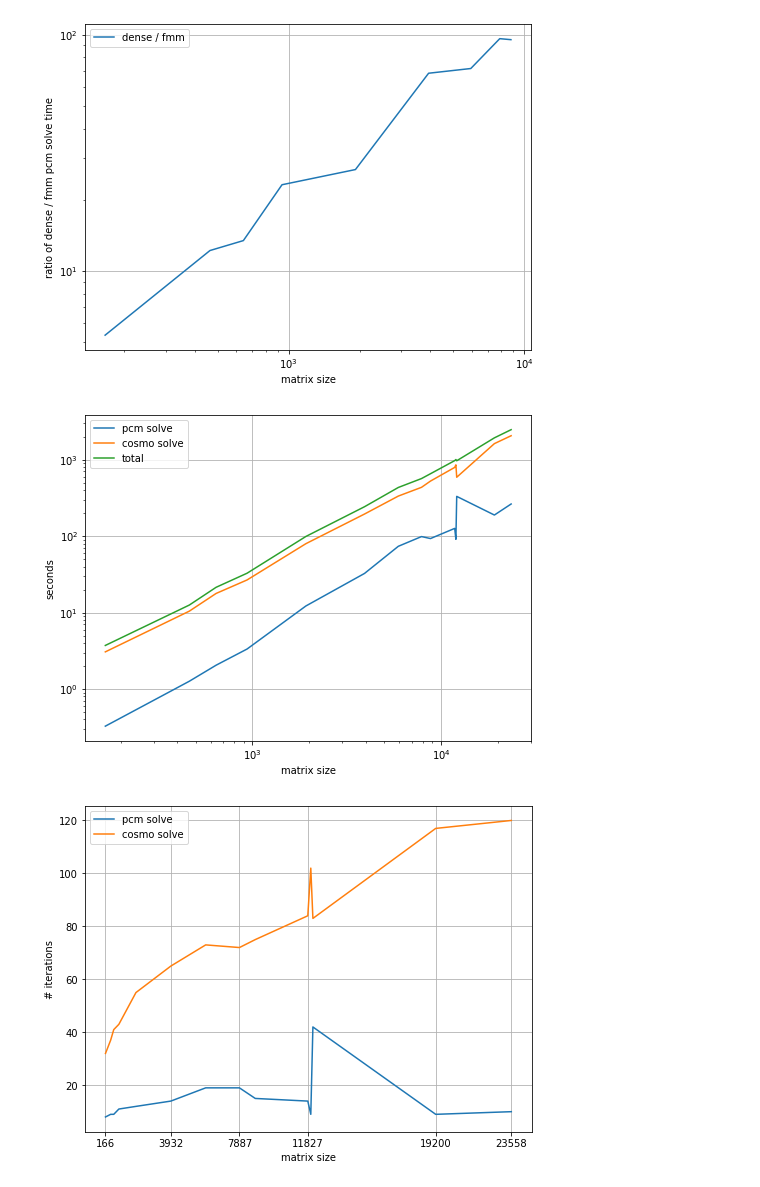
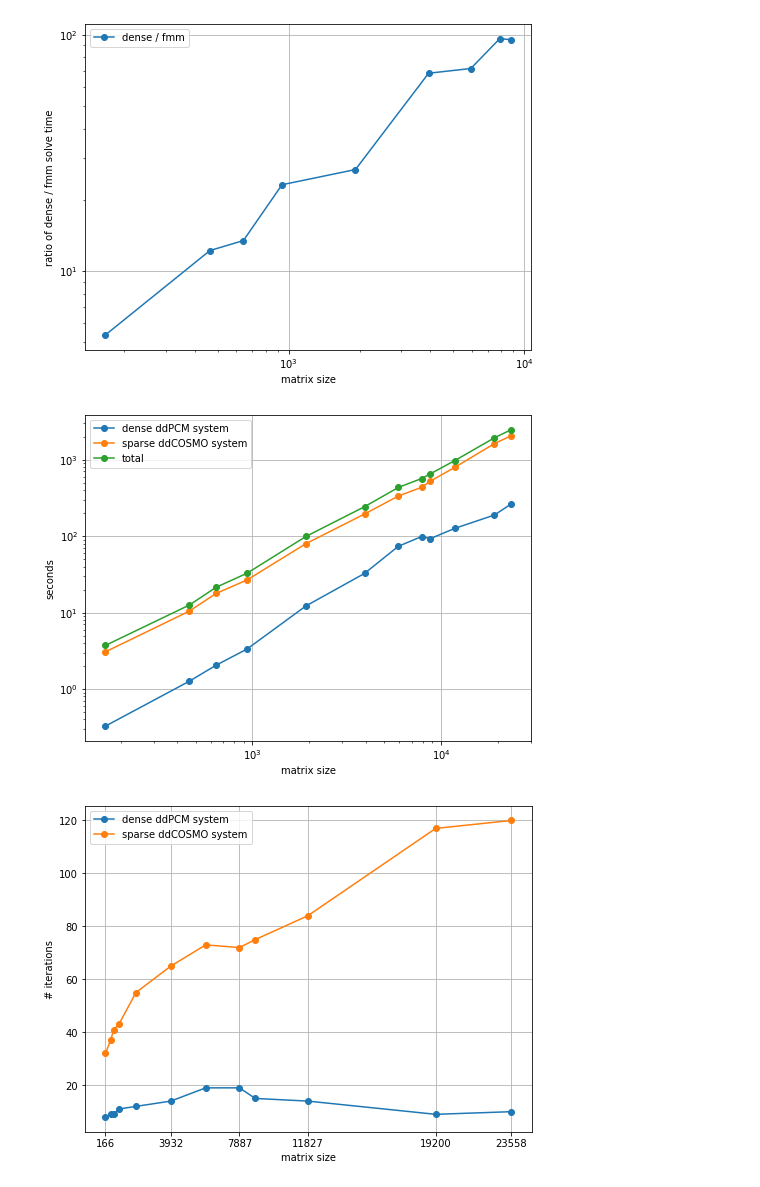
Before and after one commit to Muxas/ddPCM, a Jupyter notebook: input_amber/plot.ipynb, the cells around one changed output. Saved outputs shown, nothing was run; the diff lists cells and outputs as text; code cells hidden in the pictures.

```diff
--- a/input_amber/plot.ipynb
+++ b/input_amber/plot.ipynb
@@ -30,13 +30,13 @@ for t in tests:
     with open(t+".out") as fd:
         lines = fd.readlines()
     y_eps.append(float(lines[0].split()[-1]))
-    y_en.append(float(lines[1].split()[-1]))
-    y.append(float(lines[2].split()[-1]))
+    y_en.append(float(lines[2].split()[-1]))
+    y.append(float(lines[3].split()[-1]))
     with open(t+".fmm") as fd:
         lines = fd.readlines()
     z_eps.append(float(lines[0].split()[-1]))
-    z_en.append(float(lines[1].split()[-1]))
-    z.append(float(lines[2].split()[-1]))
+    z_en.append(float(lines[2].split()[-1]))
+    z.append(float(lines[3].split()[-1]))
 #print(x)
 order = np.argsort(x)
 x = np.array(x)[order]
@@ -62,14 +86,14 @@ plt.savefig("diff.pdf")
 # %%
 fig = plt.figure(figsize=(8,6))
-plt.loglog(x, y_eps/z_eps, label="dense / fmm")
+plt.loglog(x, y_eps/z_eps, label="dense / fmm", marker="o")
 #plt.loglog(x, 1.2*x/x[0]*y_eps[0]/z_eps[0], label="$O(N)$")
 plt.xlabel("matrix size")
-plt.ylabel("ratio of dense / fmm pcm solve time")
+plt.ylabel("ratio of dense / fmm solve time")
 plt.legend()
 plt.grid()
-plt.savefig("ratio.pdf")
+plt.savefig("diff_rel_time.pdf")
 # %% [output]
-[figure, old version]
+[figure, new version]
 # %%
 folder = "sas"
 tests = glob(folder+"/*.inp")
@@ -112,30 +136,32 @@ y_en = np.array(y_en)[order]
 y_full_time = np.array(y_full_time)[order]
 # %%
 fig = plt.figure(figsize=(8,6))
-plt.plot(x, y_pcm_time, label="pcm solve")
-plt.plot(x, y_cosmo_time, label="cosmo solve")
-plt.plot(x, y_full_time, label="total")
+plt.plot(x, y_pcm_time, label="dense ddPCM system", marker="o")
+plt.plot(x, y_cosmo_time, label="sparse ddCOSMO system", marker="o")
+plt.plot(x, y_full_time, label="total", marker="o")
 plt.xscale('log')
 plt.yscale('log')
 plt.xlabel("matrix size")
 plt.ylabel("seconds")
+#plt.xticks([x[0], x[5], x[7], x[9], x[10], x[11]])
 plt.legend()
 plt.grid()
 plt.savefig(folder+"/ddpcm_fmm_time.pdf")
 # %% [output]
-[figure, old version]
+[figure, new version]
 # %%
 fig = plt.figure(figsize=(8,6))
-plt.plot(x, y_pcm_iters, label="pcm solve")
-plt.plot(x, y_cosmo_iters, label="cosmo solve")
+plt.plot(x, y_pcm_iters, label="dense ddPCM system", marker="o")
+plt.plot(x, y_cosmo_iters, label="sparse ddCOSMO system", marker="o")
 #plt.plot(x, x*y_pcm_iters[0]/x[0], label="linear scaling")
 plt.xlabel("matrix size")
 plt.ylabel("# iterations")
-plt.xticks([x[0], x[5], x[7], x[9], x[12], x[13]])
+#plt.xticks([x[0], x[5], x[7], x[9], x[12], x[13]])
+plt.xticks([x[0], x[5], x[7], x[9], x[10], x[11]])
 plt.legend()
 plt.grid()
 plt.savefig(folder+"/ddpcm_fmm_iters.pdf")
 # %% [output]
-[figure, old version]
+[figure, new version]
 # %%
 fig = plt.figure(figsize=(8,6))
```
Also changed, not shown: parts of 4 cells of this notebook, 4 other files.
